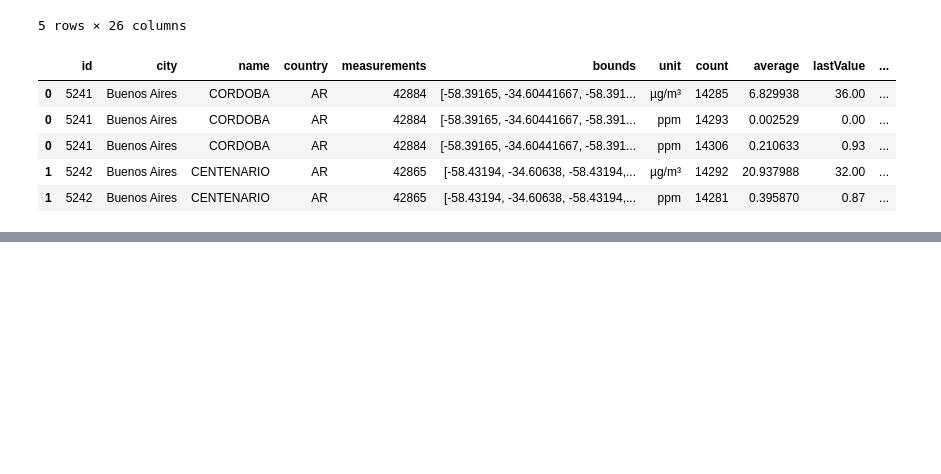
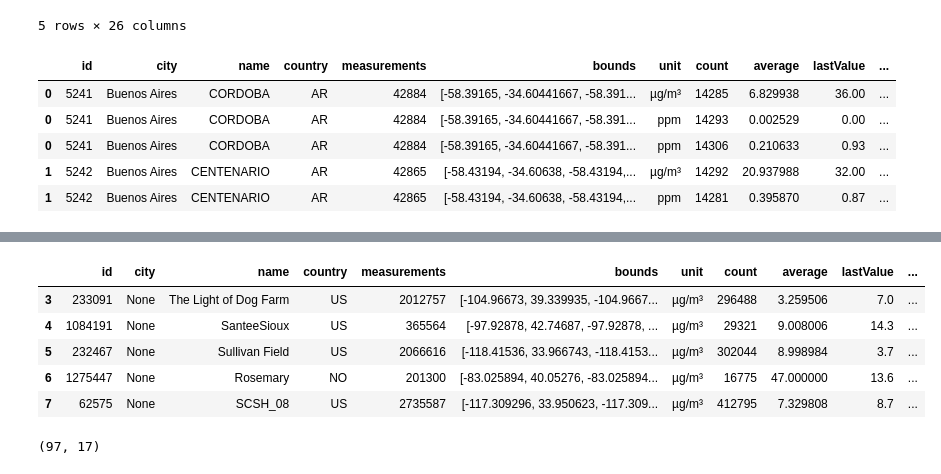
Before and after one commit to jdmandras/Project-3, a Jupyter notebook: Individual Workspaces/Natalia Lopez/Call for Openaq.ipynb, the cells around one changed output, grey strips where cells are left out. Saved outputs shown, nothing was run; the diff lists cells and outputs as text; code cells hidden in the pictures; blank space fills up the shorter version.

```diff
--- a/Individual Workspaces/Natalia Lopez/Call for Openaq.ipynb
+++ b/Individual Workspaces/Natalia Lopez/Call for Openaq.ipynb
@@ -199,0 +272,20 @@ results_df.to_csv('../../Resources/cleaned_aq_data.csv', index=False)
+# %%
+# Specify the parameter value you want to extract
+# pm1 = Particulate matter (PM) less than 1 micron in size is called PM1 (sometimes PM1. 0). PM1 is considered especially
+# dangerous due to its extremely small size. The smaller the diameter of a particle, the more harm it can typically cause.
+target_parameter = 'pm1'
+
+# Filter the rows with the specific parameter value
+pm1_dataset = results_df[results_df['parameter'] == target_parameter]
+pm1_dataset.head()
+# %% [output]
+|  | id | city | name | country | measurements | bounds | unit | count | average | lastValue | ... |
+| 3 | 233091 | None | The Light of Dog Farm | US | 2012757 | [-104.96673, 39.339935, -104.9667... | µg/m³ | 296488 | 3.259506 | 7.0 | ... |
+| 4 | 1084191 | None | SanteeSioux | US | 365564 | [-97.92878, 42.74687, -97.92878, ... | µg/m³ | 29321 | 9.008006 | 14.3 | ... |
+| 5 | 232467 | None | Sullivan Field | US | 2066616 | [-118.41536, 33.966743, -118.4153... | µg/m³ | 302044 | 8.998984 | 3.7 | ... |
+| 6 | 1275447 | None | Rosemary | NO | 201300 | [-83.025894, 40.05276, -83.025894... | µg/m³ | 16775 | 47.000000 | 13.6 | ... |
+| 7 | 62575 | None | SCSH_08 | US | 2735587 | [-117.309296, 33.950623, -117.309... | µg/m³ | 412795 | 7.329808 | 8.7 | ... |
+# %%
+pm1_dataset.shape
+# %% [output]
+(97, 17)
```
Also changed, not shown: parts of 30 cells of this notebook.
